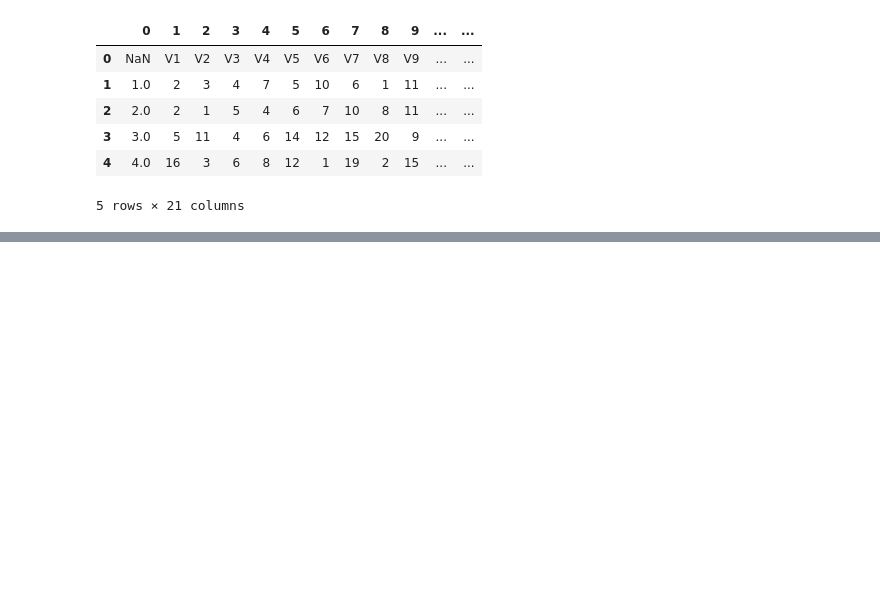
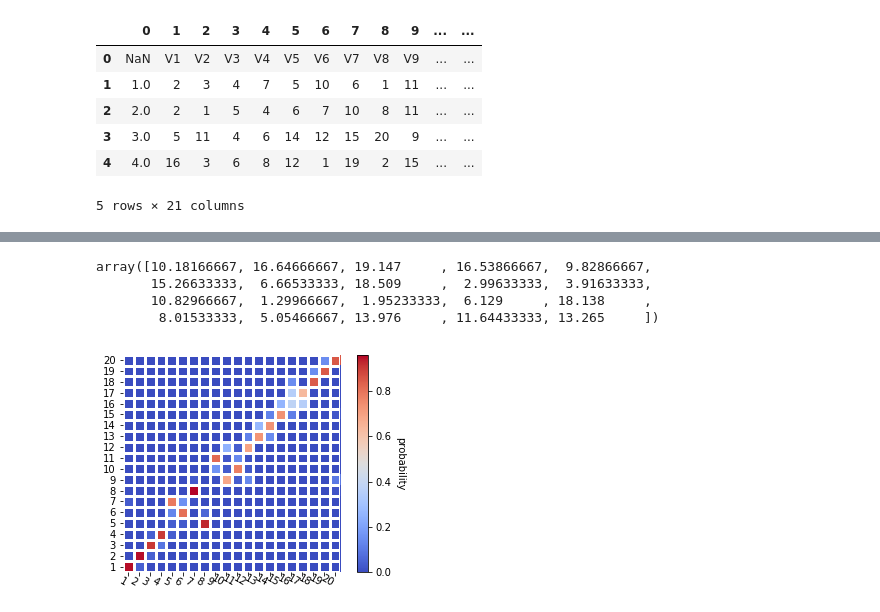
Before and after one commit to SylviaLiu2017/PseudoPy, a Jupyter notebook: PseudoSample.ipynb, the cells around one changed output, grey strips where cells are left out. Saved outputs shown, nothing was run; the diff lists cells and outputs as text; code cells hidden in the pictures; blank space fills up the shorter version.

Commit message:
adding potato example

```diff
--- a/PseudoSample.ipynb
+++ b/PseudoSample.ipynb
@@ -188,0 +200,2 @@ im, cbar = heatmap(heatMat, reversed(np.arange(1,n+1)), (np.arange(1,n+1)), ax=a
+# %%
+potato_arr = np.array(df_potatoes.loc[1:,1:],dtype=int)
@@ -188,0 +222,7 @@ im, cbar = heatmap(heatMat, reversed(np.arange(1,n+1)), (np.arange(1,n+1)), ax=a
+# %%
+n_samples = 3000
+start = time.time()
+rho_samples=pseudo_likelihood(potato_arr,n_samples,16.)
+end = time.time()
+#print(end-start)
+print(np.round(end - start,3),"seconds elapsed")
@@ -188,0 +247,20 @@ im, cbar = heatmap(heatMat, reversed(np.arange(1,n+1)), (np.arange(1,n+1)), ax=a
+# %%
+rho_samples.mean(axis=0)
+# %% [output]
+array([10.18166667, 16.64666667, 19.147     , 16.53866667,  9.82866667,
+       15.26633333,  6.66533333, 18.509     ,  2.99633333,  3.91633333,
+       10.82966667,  1.29966667,  1.95233333,  6.129     , 18.138     ,
+        8.01533333,  5.05466667, 13.976     , 11.64433333, 13.265     ])
+# %%
+potato_true_ranking = np.array([11, 17, 19, 16, 10, 15,  5, 20,  3,  4,  9,  1,  2,  6, 18,  7,  8,
+       14, 12, 13])
+potato_ordering = np.argsort(potato_true_ranking)
+rho_samples_ordered = rho_samples[:,potato_ordering]
+# %%
+heatMat2=(np.array(list(map(lambda x: np.sum(rho_samples[:,potato_ordering] == x,axis=0), np.arange(1,n+1))))/n_samples)[::-1]
+# %%
+fig, ax = plt.subplots()
+im, cbar = heatmap(heatMat2, reversed(np.arange(1,n+1)), (np.arange(1,n+1)), ax=ax,
+                   cmap="coolwarm", cbarlabel= "probability")
+# %% [output]
+[figure, added]
```
Also changed, not shown: parts of 9 cells of this notebook, 1 other file.
